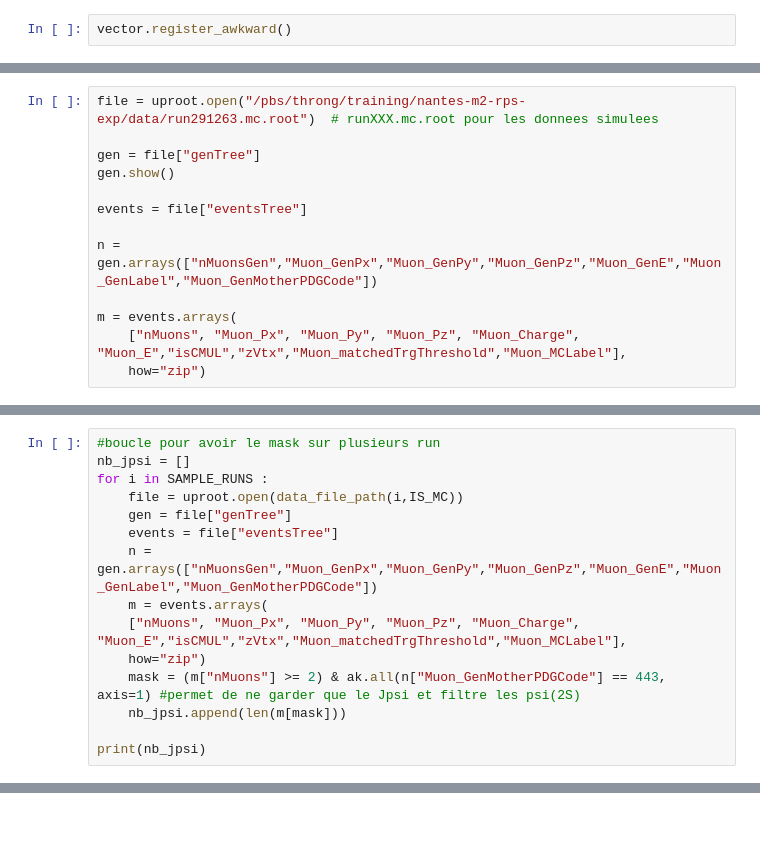
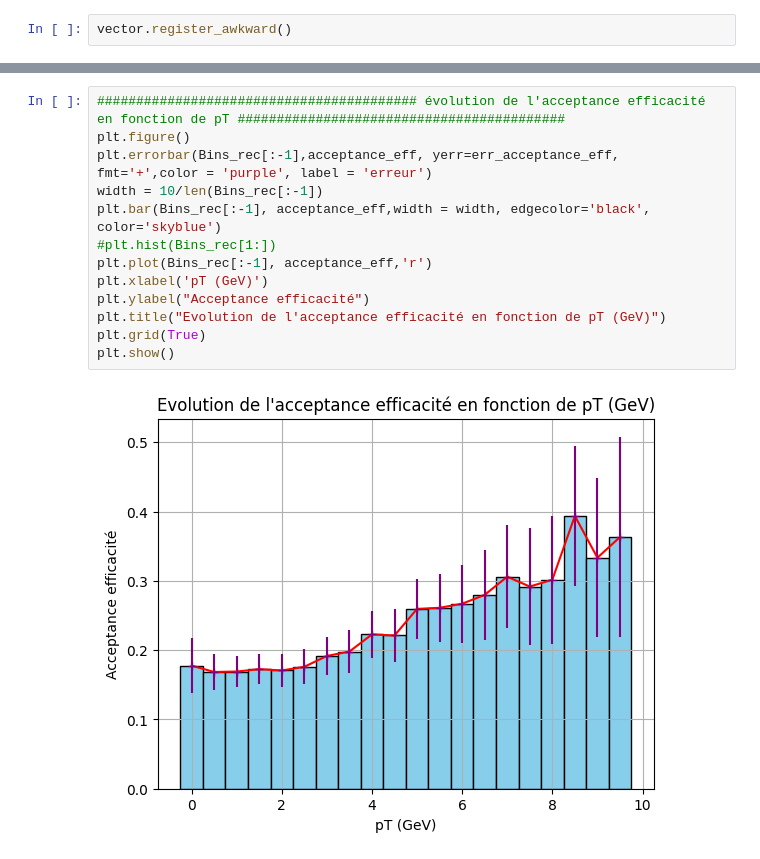
Before and after one commit to nantes-m2-rps-exp/qqbar2mumu-2024, a Jupyter notebook: notebooks/PourDjessy.ipynb, the cells around one changed output, grey strips where cells are left out. Cells and saved outputs as stored; diff of their text form; blank space fills up the shorter version.

```diff
--- a/notebooks/PourDjessy.ipynb
+++ b/notebooks/PourDjessy.ipynb
@@ -40,13 +27,0 @@ SAMPLE_RUNS=[291694,291399]
-# %%
-file = uproot.open("/pbs/throng/training/nantes-m2-rps-exp/data/run291263.mc.root")  # runXXX.mc.root pour les donnees simulees
-
-gen = file["genTree"]
-gen.show()
-
-events = file["eventsTree"]
-
-n = gen.arrays(["nMuonsGen","Muon_GenPx","Muon_GenPy","Muon_GenPz","Muon_GenE","Muon_GenLabel","Muon_GenMotherPDGCode"])
-
-m = events.arrays(
-    ["nMuons", "Muon_Px", "Muon_Py", "Muon_Pz", "Muon_Charge", "Muon_E","isCMUL","zVtx","Muon_matchedTrgThreshold","Muon_MCLabel"],
-    how="zip")
@@ -70,15 +27,0 @@ mask = (m["nMuons"] >= 2) & ak.all(n["Muon_GenMotherPDGCode"] == 443, axis=1) #p
-# %%
-#boucle pour avoir le mask sur plusieurs run
-nb_jpsi = []
-for i in SAMPLE_RUNS :
-    file = uproot.open(data_file_path(i,IS_MC))
-    gen = file["genTree"]
-    events = file["eventsTree"]
-    n = gen.arrays(["nMuonsGen","Muon_GenPx","Muon_GenPy","Muon_GenPz","Muon_GenE","Muon_GenLabel","Muon_GenMotherPDGCode"])
-    m = events.arrays(
-    ["nMuons", "Muon_Px", "Muon_Py", "Muon_Pz", "Muon_Charge", "Muon_E","isCMUL","zVtx","Muon_matchedTrgThreshold","Muon_MCLabel"],
-    how="zip")
-    mask = (m["nMuons"] >= 2) & ak.all(n["Muon_GenMotherPDGCode"] == 443, axis=1) #permet de ne garder que le Jpsi et filtre les psi(2S)
-    nb_jpsi.append(len(m[mask]))
-
-print(nb_jpsi)
@@ -90,0 +194,15 @@ KeyInFileError: not found: 'genTree' (with any cycle number)
+# %%
+######################################### évolution de l'acceptance efficacité en fonction de pT ##########################################
+plt.figure()
+plt.errorbar(Bins_rec[:-1],acceptance_eff, yerr=err_acceptance_eff, fmt='+',color = 'purple', label = 'erreur')
+width = 10/len(Bins_rec[:-1])
+plt.bar(Bins_rec[:-1], acceptance_eff,width = width, edgecolor='black', color='skyblue')
+#plt.hist(Bins_rec[1:])
+plt.plot(Bins_rec[:-1], acceptance_eff,'r')
+plt.xlabel('pT (GeV)')
+plt.ylabel("Acceptance efficacité")
+plt.title("Evolution de l'acceptance efficacité en fonction de pT (GeV)")
+plt.grid(True)
+plt.show()
+# %% [output]
+[figure, added]
```
Also changed, not shown: parts of 12 cells of this notebook, 1 other file.
